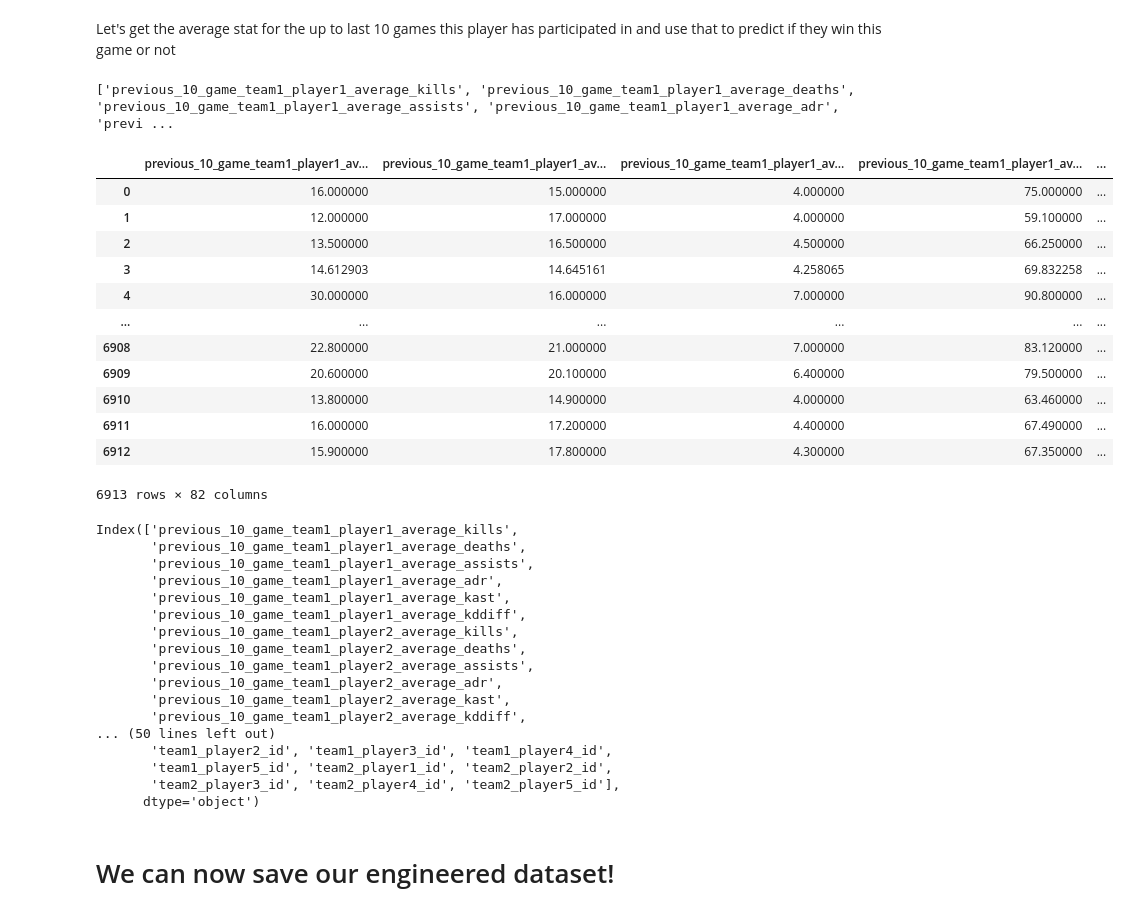
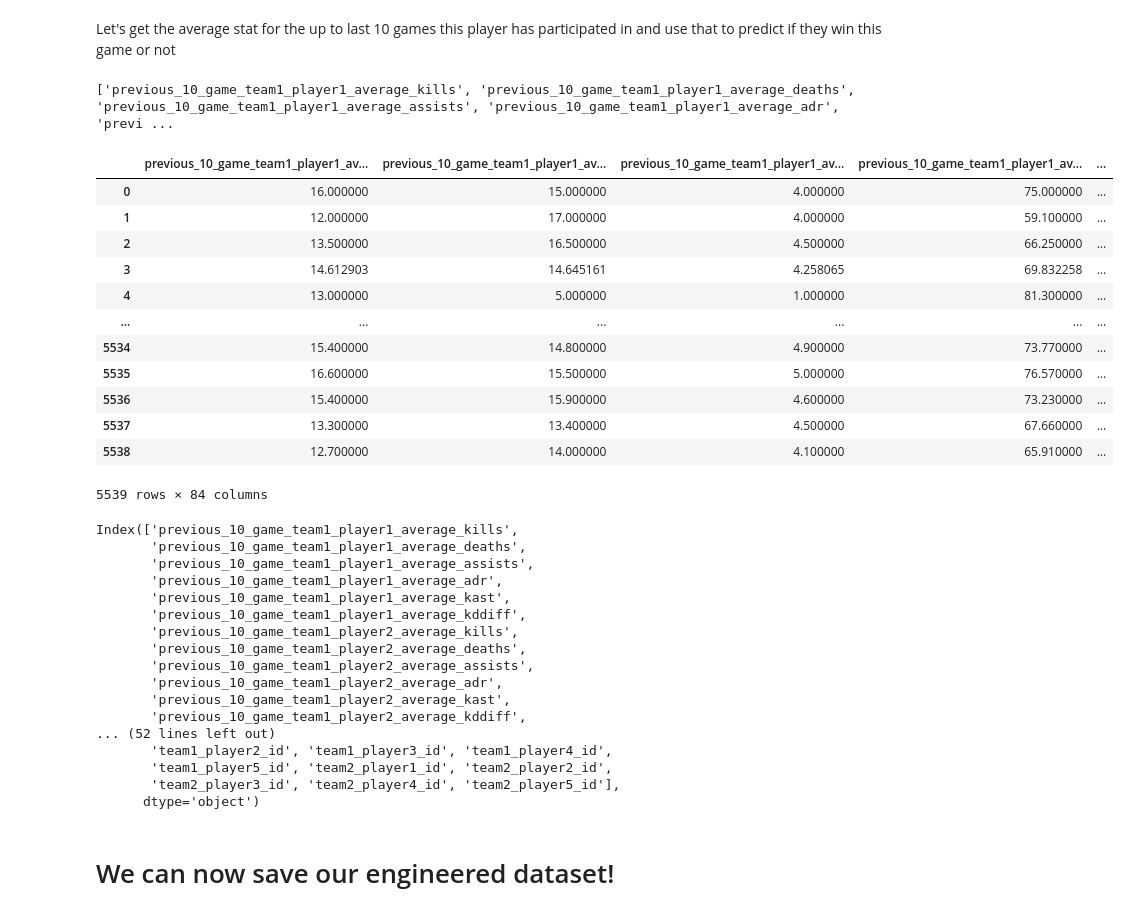
Before and after one commit to rhit-liub5/CSSE415Project, a Jupyter notebook: project/engineering/team_rolling_features.ipynb, the cells around one changed output. Drawn from its saved outputs; the diff is of its cells as text; code cells hidden in the pictures.

Commit message:
update the rolling feature dataset to include a team-level stat of average map performance

```diff
--- a/project/engineering/team_rolling_features.ipynb
+++ b/project/engineering/team_rolling_features.ipynb
@@ -57,0 +60,3 @@ df
+# %%
+df = df[df.is_total == False]
+df
@@ -83,6 +102,8 @@ game_window = 10
 
 #Maps player ID to dictionary of stats per game
 playerDict = {}
+#Maps team to dictionary of stats per game
+teamDict = {}
 
 # A fallback for if the player has no data to go off of (e.g. first time seeing them)
 # Asked ChatGPT how to grab all team 1 or 2 players 1 through 5 stats
@@ -94,7 +115,7 @@ default_stats = {
     "assists": 4,
     "adr": 75,
     "kast": 70,
-    "kddiff": 1
+    "kddiff": 1,
 }
 # Number of points contributing to the global mean
 n_stat = {
@@ -104,6 +125,13 @@ n_stat = {
     "adr": 1,
     "kast": 1,
     "kddiff": 1
+}
+# Analogous to the above but for a team
+default_team_stats = {
+    "map_score": 13
+}
+n_stat_team = {
+    "map_score": 1
 }
 
 #Asked ChatGPT for a concise way to generate the new column names
@@ -134,6 +162,8 @@ player_id_cols = [f"team{t}_player{p}_id"
 cols = []
 cols.extend(player_stat_cols)
 cols.extend(additional_cols)
+cols.extend([f"team1_previous_{game_window}_average_map_score",
+             f"team2_previous_{game_window}_average_map_score"])
 cols.extend(player_id_cols)
 print(cols)
 
@@ -153,49 +183,72 @@ for idx, row in df.iterrows():
                 player_df = [default_stats]
                 fresh_record = True
             latest_window = player_df[-game_window:]
-            window_df = pd.DataFrame(latest_window)
             for stat in stats:
-                engineered_entry.append(window_df[stat].mean())
+                engineered_entry.append(sum(entry[stat] for entry in latest_window) / len(latest_window))
             #Throw out the placeholder if needed
             if(fresh_record):
                 player_df.pop()
             #Add this game to the rolling window
             #Asked Gemini how to convert the row series entries to correspond to stat labels
             player_df.append({s: row[f"team{k}_player{i}_{s}"] for s in stats})
             playerDict[player_i_id] = player_df
     # Add singleton info like team name, match id, etc
     for col in additional_cols:
         engineered_entry.append(row[col])
+    #Add average map score for this map
+    for i in range(1,3):
+        #Pull info for this team
+        team_df = teamDict.get(row[f"team{i}"])
+        if(team_df is None):
+            team_df = {}
+        #Pull info for this map for this team
+        map_df = team_df.get(row[f"map_id"])
+        fresh_record = False
+        if(map_df is None):
+            map_df = [default_team_stats]
+            fresh_record = True
+        latest_window = map_df[-game_window:]
+        engineered_entry.append(sum(entry["map_score"] for entry in latest_window) / len(latest_window))
+        #Update this team's record
+        if(fresh_record):
+            map_df.pop()
+        map_df.append({"map_score": row[f"score{i}_game"]})
+        team_df[row[f"map_id"]] = map_df
+        teamDict[row[f"team{i}"]] = team_df
     # Add player ids
     for k in range(1,3):
         for i in range(1,6):
             engineered_entry.append(row[f"team{k}_player{i}_id"])
     entries.append(engineered_entry)
+    # Update global average map score
+    for i in range(1, 3):
+        default_team_stats["map_score"] = default_team_stats["map_score"] + ((row[f"score{i}_game"]) - default_team_stats["map_score"]) / (n_stat_team["map_score"] + 1)
+        n_stat_team["map_score"] = n_stat_team["map_score"] + 1
     #Update the global mean after having observed this entry (use it for the future)
     for stat in stats:
         for i in range(1,3):
             for k in range(1,6):
                 # Incrementally recompute the mean
                 default_stats[stat] = default_stats[stat] + ((row[f"team{i}_player{k}_{stat}"] - default_stats[stat]) / (n_stat[stat]+1))
                 n_stat[stat] = n_stat[stat] + 1
 
 engineereddf = pd.DataFrame(entries, columns=cols)
 engineereddf
 # %% [output]
 ['previous_10_game_team1_player1_average_kills', 'previous_10_game_team1_player1_average_deaths', 'previous_10_game_team1_player1_average_assists', 'previous_10_game_team1_player1_average_adr', 'previ ...
 |  | previous_10_game_team1_player1_av... | previous_10_game_team1_player1_av... | previous_10_game_team1_player1_av... | previous_10_game_team1_player1_av... | ... |
 | 0 | 16.000000 | 15.000000 | 4.000000 | 75.000000 | ... |
 | 1 | 12.000000 | 17.000000 | 4.000000 | 59.100000 | ... |
 | 2 | 13.500000 | 16.500000 | 4.500000 | 66.250000 | ... |
 | 3 | 14.612903 | 14.645161 | 4.258065 | 69.832258 | ... |
-| 4 | 30.000000 | 16.000000 | 7.000000 | 90.800000 | ... |
+| 4 | 13.000000 | 5.000000 | 1.000000 | 81.300000 | ... |
 | ... | ... | ... | ... | ... | ... |
-| 6908 | 22.800000 | 21.000000 | 7.000000 | 83.120000 | ... |
-| 6909 | 20.600000 | 20.100000 | 6.400000 | 79.500000 | ... |
-| 6910 | 13.800000 | 14.900000 | 4.000000 | 63.460000 | ... |
-| 6911 | 16.000000 | 17.200000 | 4.400000 | 67.490000 | ... |
-| 6912 | 15.900000 | 17.800000 | 4.300000 | 67.350000 | ... |
+| 5534 | 15.400000 | 14.800000 | 4.900000 | 73.770000 | ... |
+| 5535 | 16.600000 | 15.500000 | 5.000000 | 76.570000 | ... |
+| 5536 | 15.400000 | 15.900000 | 4.600000 | 73.230000 | ... |
+| 5537 | 13.300000 | 13.400000 | 4.500000 | 67.660000 | ... |
+| 5538 | 12.700000 | 14.000000 | 4.100000 | 65.910000 | ... |
-6913 rows × 82 columns
+5539 rows × 84 columns
 # %%
 engineereddf.columns
 # %% [output]
@@ -211,7 +264,7 @@ Index(['previous_10_game_team1_player1_average_kills',
        'previous_10_game_team1_player2_average_adr',
        'previous_10_game_team1_player2_average_kast',
        'previous_10_game_team1_player2_average_kddiff',
-... (50 lines left out)
+... (52 lines left out)
        'team1_player2_id', 'team1_player3_id', 'team1_player4_id',
        'team1_player5_id', 'team2_player1_id', 'team2_player2_id',
        'team2_player3_id', 'team2_player4_id', 'team2_player5_id'],
```
Also changed, not shown: parts of 5 cells of this notebook, 1 other file.
